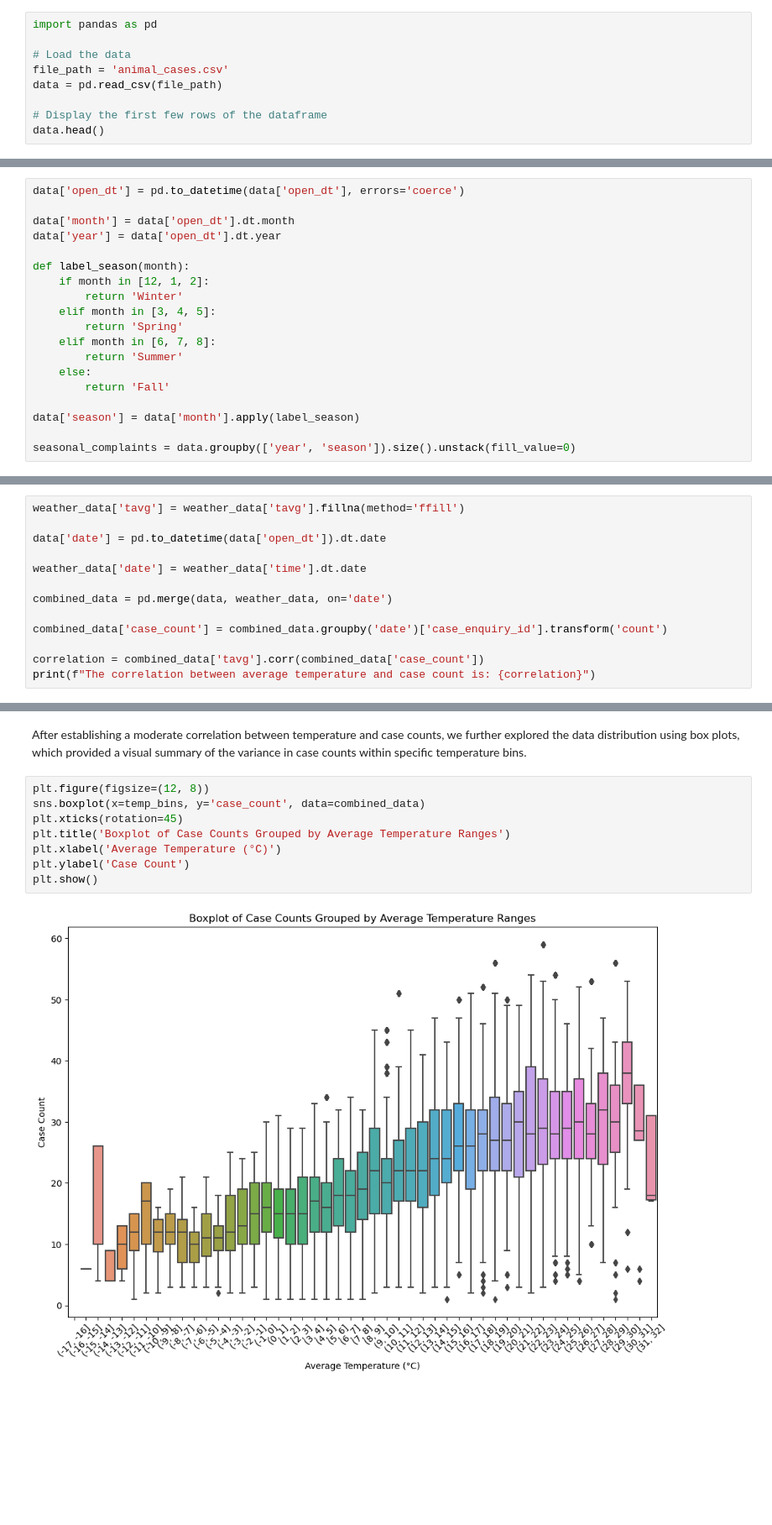
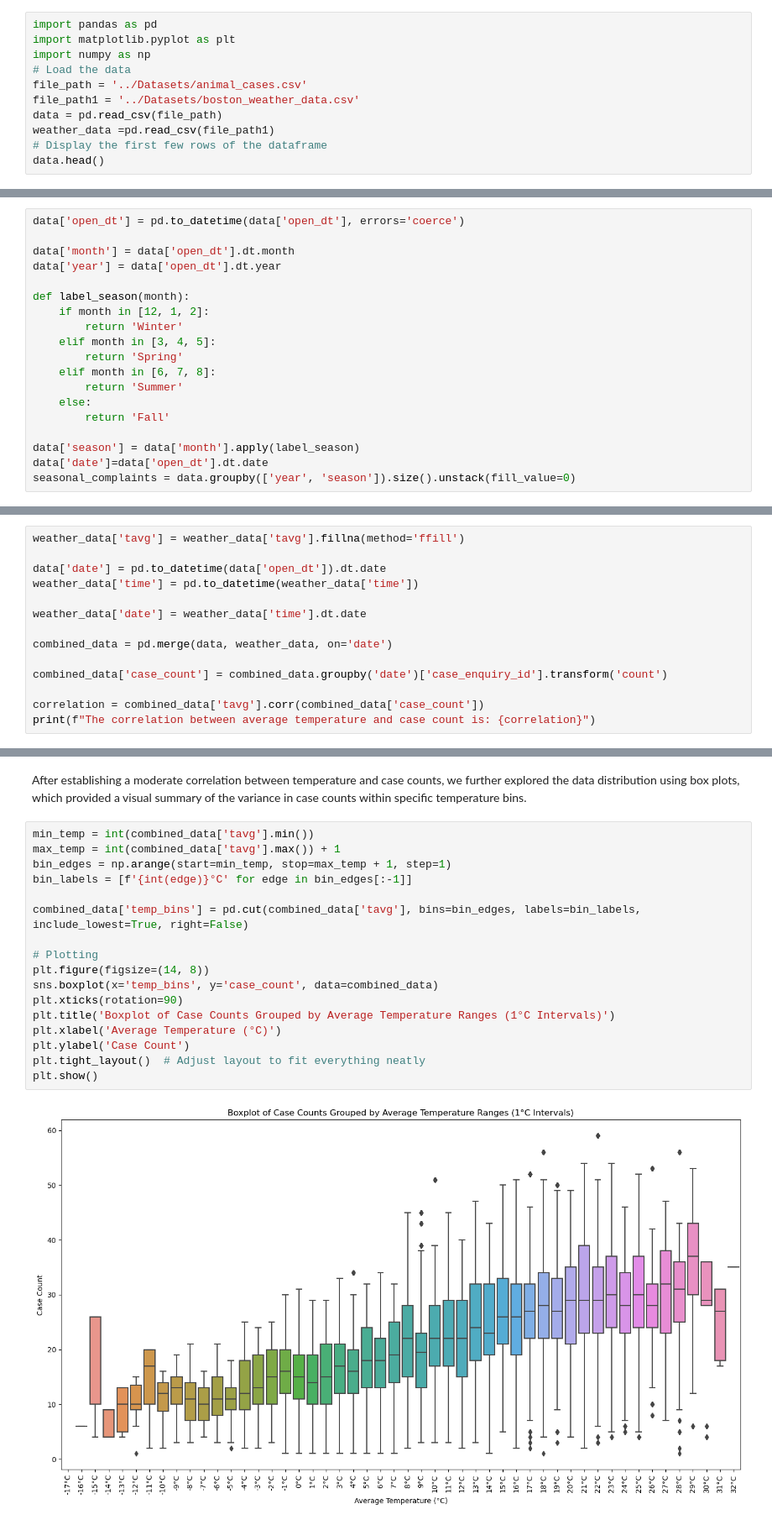
Before and after one commit to BU-Spark/ds-boston-311-animal-reports, a Jupyter notebook: sp24-team-d/Midterm/Seasonal Analysis.ipynb, the cells around one changed output, grey strips where cells are left out. Shown: that part at 84% size. Drawn from its saved outputs; the diff is of its cells as text; blank space fills up the shorter version.

```diff
--- a/sp24-team-d/Midterm/Seasonal Analysis.ipynb
+++ b/sp24-team-d/Midterm/Seasonal Analysis.ipynb
@@ -4,11 +4,13 @@ Seasonal Analysis
 We load the extracted cases with animals and preview the initial rows to understand the structure of our data.
 # %%
 import pandas as pd
-
+import matplotlib.pyplot as plt
+import numpy as np
 # Load the data
-file_path = 'animal_cases.csv'
+file_path = '../Datasets/animal_cases.csv'
+file_path1 = '../Datasets/boston_weather_data.csv'
 data = pd.read_csv(file_path)
-
+weather_data =pd.read_csv(file_path1)
 # Display the first few rows of the dataframe
 data.head()
 # %% [output]
@@ -38,7 +40,7 @@ def label_season(month):
         return 'Fall'
 
 data['season'] = data['month'].apply(label_season)
-
+data['date']=data['open_dt'].dt.date
 seasonal_complaints = data.groupby(['year', 'season']).size().unstack(fill_value=0)
 # %% [markdown]
 Visualize the data to better understand the seasonal trends in complaints.
@@ -83,6 +86,7 @@ Given that activities tend to increase during warmer seasons, it prompts an anal
 weather_data['tavg'] = weather_data['tavg'].fillna(method='ffill')
 
 data['date'] = pd.to_datetime(data['open_dt']).dt.date
+weather_data['time'] = pd.to_datetime(weather_data['time'])
 
 weather_data['date'] = weather_data['time'].dt.date
 
@@ -99,13 +103,22 @@ The calculated correlation coefficient of 0.5244357927292612 indicates a moderat
 # %% [markdown]
 After establishing a moderate correlation between temperature and case counts, we further explored the data distribution using box plots, which provided a visual summary of the variance in case counts within specific temperature bins.
 # %%
-plt.figure(figsize=(12, 8))
-sns.boxplot(x=temp_bins, y='case_count', data=combined_data)
-plt.xticks(rotation=45)
-plt.title('Boxplot of Case Counts Grouped by Average Temperature Ranges')
+min_temp = int(combined_data['tavg'].min())
+max_temp = int(combined_data['tavg'].max()) + 1
+bin_edges = np.arange(start=min_temp, stop=max_temp + 1, step=1)
+bin_labels = [f'{int(edge)}°C' for edge in bin_edges[:-1]]
+
+combined_data['temp_bins'] = pd.cut(combined_data['tavg'], bins=bin_edges, labels=bin_labels, include_lowest=True, right=False)
+
+# Plotting
+plt.figure(figsize=(14, 8))
+sns.boxplot(x='temp_bins', y='case_count', data=combined_data)
+plt.xticks(rotation=90)
+plt.title('Boxplot of Case Counts Grouped by Average Temperature Ranges (1°C Intervals)')
 plt.xlabel('Average Temperature (°C)')
 plt.ylabel('Case Count')
+plt.tight_layout()  # Adjust layout to fit everything neatly
 plt.show()
 # %% [output]
-[figure, old version]
+[figure, new version]
 # %%
```
Also changed, not shown: parts of 3 cells of this notebook, 3 other files.
